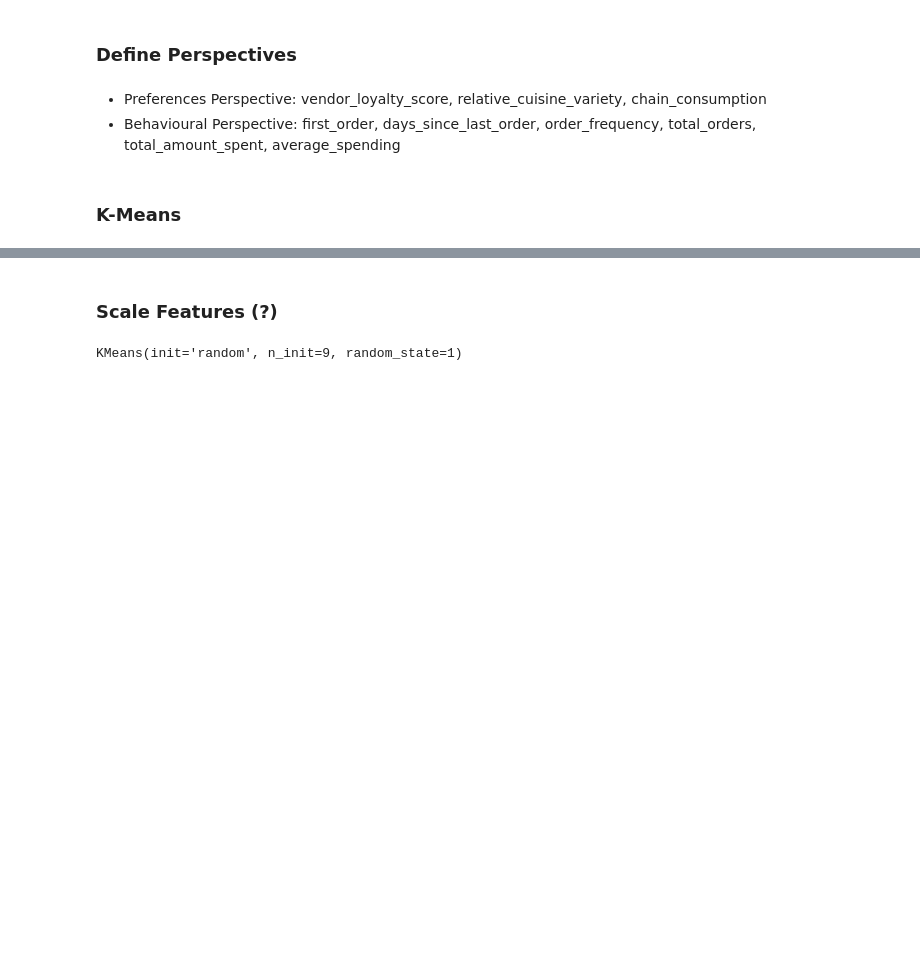
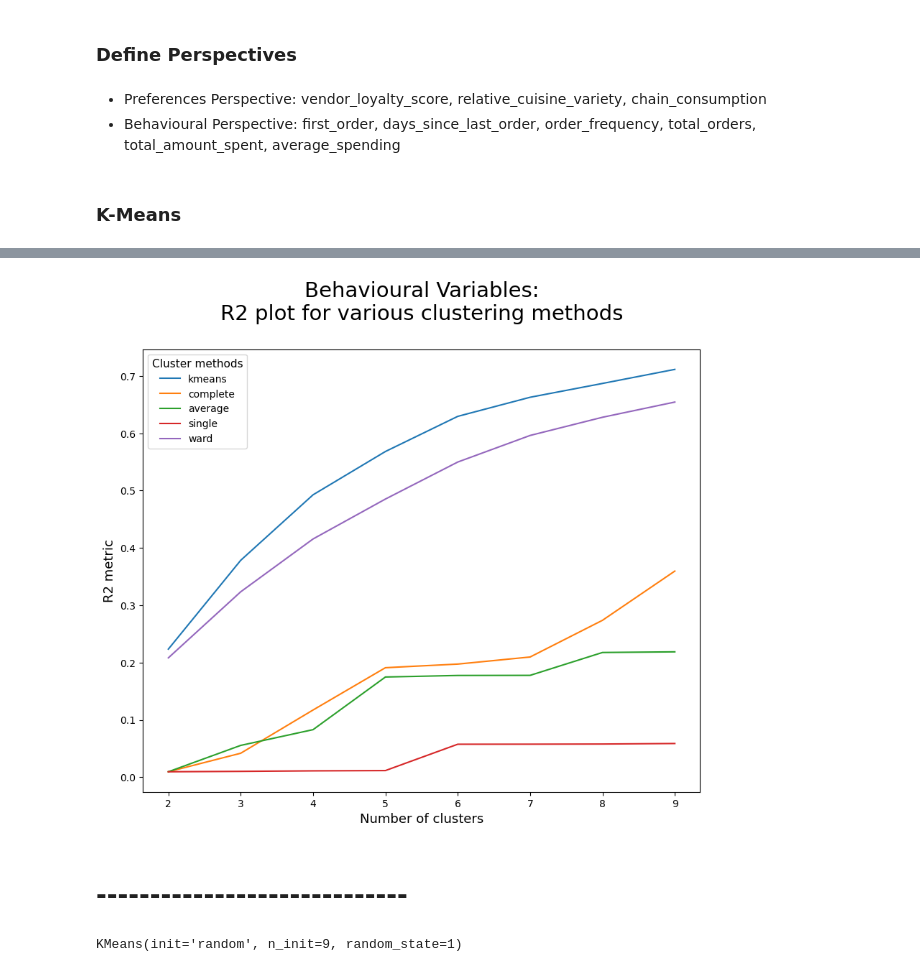
Before and after one commit to nunonuness/DM, a Jupyter notebook: Clustering.ipynb, the cells around one changed output, grey strips where cells are left out. Drawn from its saved outputs; the diff is of its cells as text; code cells hidden in the pictures; blank space fills up the shorter version.

```diff
--- a/Clustering.ipynb
+++ b/Clustering.ipynb
@@ -147,0 +198,11 @@ used_features = ['vendor_loyalty_score', 'relative_cuisine_variety', 'chain_cons
+# %%
+# obtain the R² scores for each cluster solution on behavioural variables
+r2_scores_beh = {}
+r2_scores_beh['kmeans'] = get_r2_scores(df_beh, kmeans)
+
+for linkage in ['complete', 'average', 'single', 'ward']:
+    r2_scores_beh[linkage] = get_r2_scores(
+        df_beh, hierarchical.set_params(linkage=linkage)
+    )
+
+pd.DataFrame(r2_scores_beh)
@@ -148,5 +219,16 @@ used_features = ['vendor_loyalty_score', 'relative_cuisine_variety', 'chain_cons
+# %%
+# visualizing the R² scores for each cluster solution on behavioural variables
+pd.DataFrame(r2_scores_beh).plot.line(figsize=(10,8))
+
+plt.title("Behavioural Variables:\nR2 plot for various clustering methods\n", fontsize=21)
+plt.legend(title="Cluster methods", title_fontsize=11)
+plt.xlabel("Number of clusters", fontsize=13)
+plt.ylabel("R2 metric", fontsize=13)
+plt.show()
+# %% [output]
+[figure, added]
 # %% [markdown]
-### Scale Features (?)
+# -----------------------------
 # %%
 kmclust = KMeans(n_clusters=8, init='random', n_init=9, random_state=1)
 # %%
```
Also changed, not shown: parts of 13 cells of this notebook.
